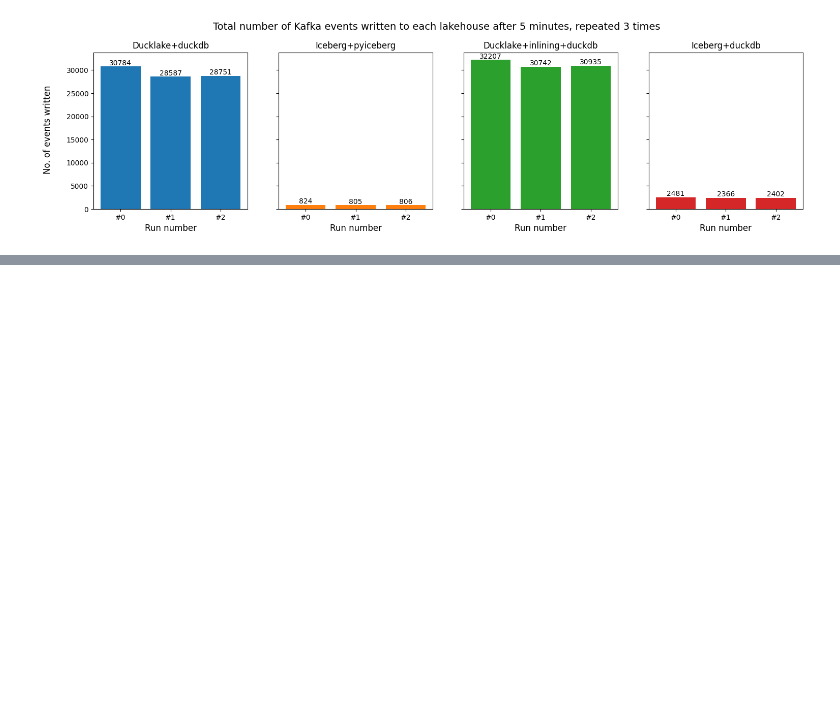
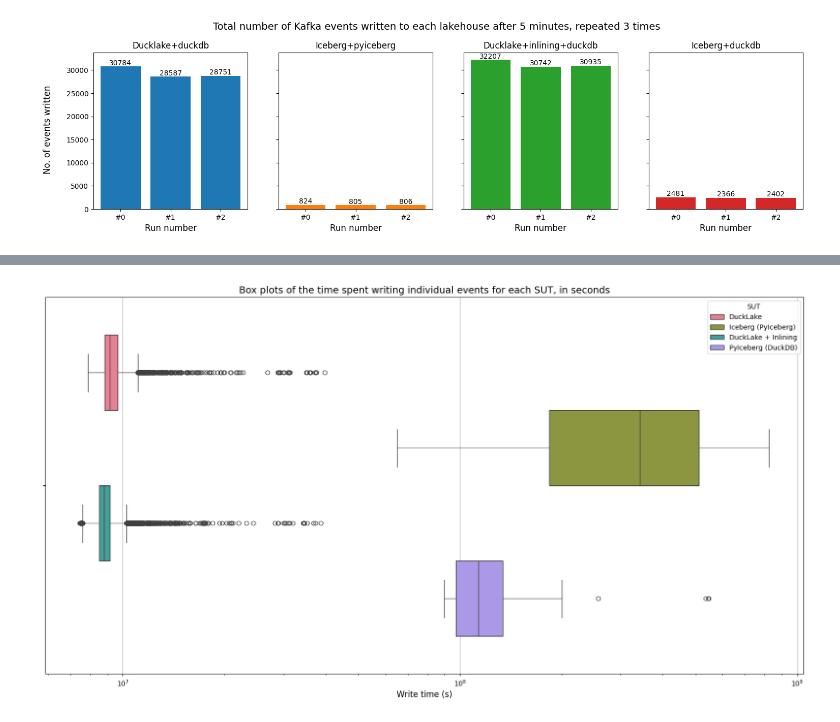
Before and after one commit to schmidtvinicius/thesis, a Jupyter notebook: benchmark/analysis/analysis.ipynb, the cells around one changed output, grey strips where cells are left out. Saved outputs shown, nothing was run; the diff lists cells and outputs as text; code cells hidden in the pictures; blank space fills up the shorter version.

```diff
--- a/benchmark/analysis/analysis.ipynb
+++ b/benchmark/analysis/analysis.ipynb
@@ -179,0 +203,11 @@ conn.query("SELECT COUNT(bytes_written_clean), bytes_written_clean FROM (SELECT
+# %%
+plt.figure(figsize=(20,10))
+ax = plt.subplot()
+ax.grid(visible=True)
+ax.set_title("Box plots of the time spent writing individual events for each SUT, in seconds", fontsize=FONT_SIZE_TITLE)
+ax.set_xlabel("Write time (s)", fontsize=FONT_SIZE)
+sns.boxplot(get_read_and_write_times([i for i in range(1,11,3)]), x="write_time", hue="experiment_id", log_scale=True, palette=sns.color_palette("husl", 4))
+ax.legend(title="SUT", labels=["DuckLake", "Iceberg (PyIceberg)", "DuckLake + Inlining", "PyIceberg (DuckDB)"])
+plt.show()
+# %% [output]
+[figure, added]
```
Also changed, not shown: parts of 12 cells of this notebook, 1 other file.
